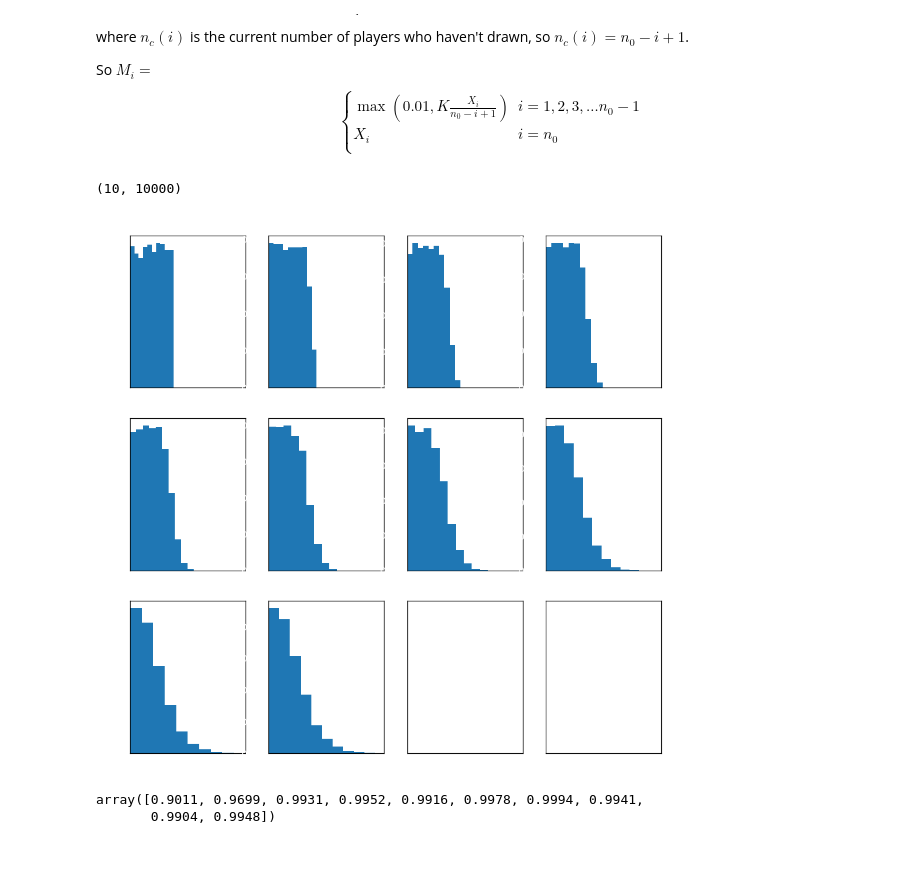
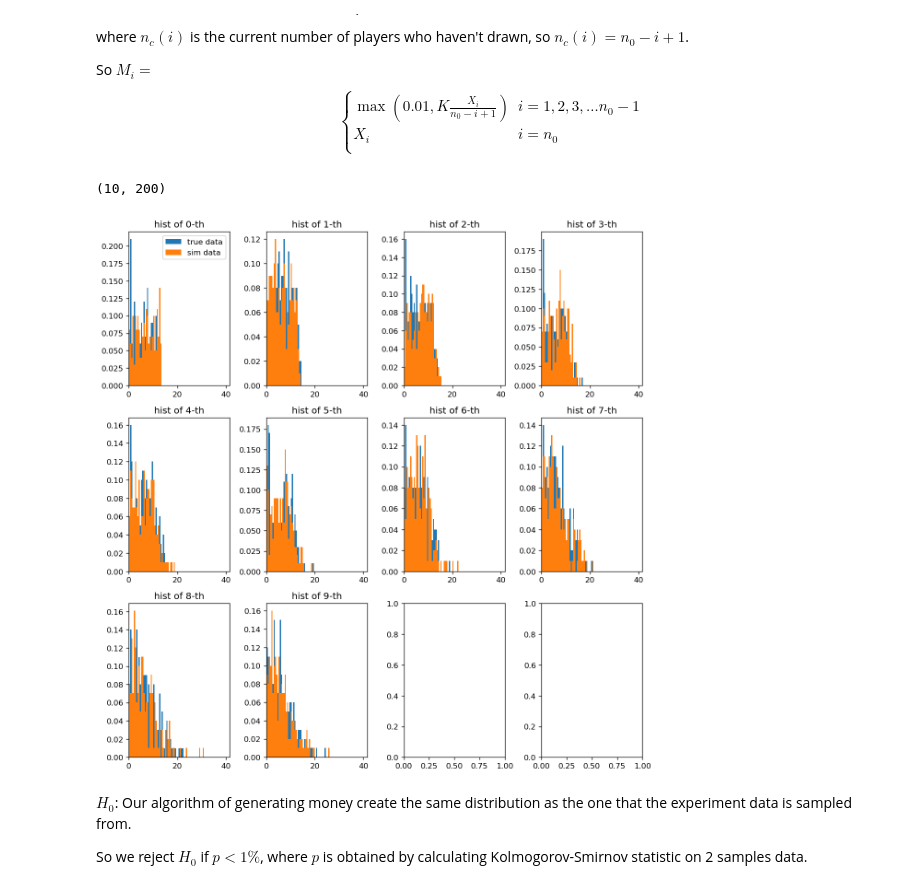
Before and after one commit to tjysdsg/wechat-red-bag, a Jupyter notebook: simulation.ipynb, the cells around one changed output. Saved outputs shown, nothing was run; the diff lists cells and outputs as text; code cells hidden in the pictures; blank space fills up the shorter version.

```diff
--- a/simulation.ipynb
+++ b/simulation.ipynb
@@ -1,17 +1,16 @@
 # %%
 import numpy as np
-from typing import Callable, List, Tuple
 from scipy import stats
 import random
 from matplotlib import pyplot as plt
 %matplotlib inline
 import matplotlib as mpl
 mpl.rcParams['figure.dpi']= 120
-COLOR = 'white'
-mpl.rcParams['text.color'] = COLOR
-mpl.rcParams['axes.labelcolor'] = COLOR
-mpl.rcParams['xtick.color'] = COLOR
-mpl.rcParams['ytick.color'] = COLOR
+# COLOR = 'white'
+# mpl.rcParams['text.color'] = COLOR
+# mpl.rcParams['axes.labelcolor'] = COLOR
+# mpl.rcParams['xtick.color'] = COLOR
+# mpl.rcParams['ytick.color'] = COLOR
 # %% [markdown]
 # Algorithm for generating money
 
@@ -47,7 +46,6 @@ class RedBag:
         :return: how much money of a new red bag
         """
         assert self.money_remain >= 0
-        # random.seed(1024)
         if self.n_remain ==  1:
             money = self.money_remain
             self.money_remain = 0
@@ -55,7 +53,7 @@ class RedBag:
         else:
             min_ = 0.01
             max_ = 2 * self.money_remain / self.n_remain
-            money = random.random() * max_
+            money = np.random.uniform(0, 1.0, 1)[0] * max_
             money = max(min_, money)
             self.n_remain -= 1
             self.money_remain -= money
@@ -66,30 +64,32 @@ def sim_trial(n_bags: int, money: float):
     trials = [rb.get_money() for _ in range(n_bags)]
     return trials
 # %%
-n_trials = 10000
+n_trials = 200
 n_players = 10
 money = 66.0
+np.random.seed(1024)
 data = np.asarray([sim_trial(n_players, money) for i in range(n_trials)]).T
 data.shape
 # %% [output]
-(10, 10000)
+(10, 200)
 # %%
-def plot_hist_for_players(data: np.ndarray):
+def plot_hist_for_players(data1: np.ndarray, data2: np.ndarray,
+                          bin_size: float = 0.5):
     fig, axs = plt.subplots(3, 4)
     fig.set_size_inches(10.24, 10.24)
     axs = axs.flat
-    xlim = np.max(data)
-    histogram = [np.histogram(data[i,]) for i in range(10)]
-    # hist = [h[0] for h in histogram]
-    bins = [h[1] for h in histogram]
+    xlim = max(np.max(data1), np.max(data2))
+    bins = np.arange(0.0, xlim + 0.1, step=bin_size)
     for i in range(10):
-        axs[i].hist(data[i,], bins=bins[i], density=True)
+        axs[i].hist(data1[i,], bins=bins, density=True, label="true data")
+        axs[i].hist(data2[i,], bins=bins, density=True, label="sim data")
         axs[i].set_title('hist of {}-th'.format(i))
         axs[i].set_xlim([0, xlim])
+    axs[0].legend()
+    fig.tight_layout()
     plt.show()
 
-plot_hist_for_players(data)
 data_true = np.loadtxt('trials.csv')
-# plot_hist_for_players(data_true)
+plot_hist_for_players(data_true, data)
 # %% [output]
-[figure, old version]
+[figure, new version]
@@ -117,10 +95,0 @@ def get_cdf(i: int, dists: np.ndarray, bins: np.ndarray):
-# %%
-sim_dists, sim_bins = get_dist(data)
-# display(sim_dists)
-# display(sim_bins)
-kstest_scores = [stats.kstest(data_true[i, ], get_cdf(i, sim_dists, sim_bins)) for i in range(data_true.shape[0])]
-kstest_scores = np.asarray(kstest_scores)
-display(kstest_scores[:, 0])
-# %% [output]
-array([0.9011, 0.9699, 0.9931, 0.9952, 0.9916, 0.9978, 0.9994, 0.9941,
-       0.9904, 0.9948])
@@ -126,0 +104,6 @@ array([0.9011, 0.9699, 0.9931, 0.9952, 0.9916, 0.9978, 0.9994, 0.9941,
+# %% [markdown]
+$H_0$: Our algorithm of generating money create the same distribution as
+the one that the experiment data is sampled from.
+
+So we reject $H_0$ if $p < 1\% $, where $p$
+is obtained by calculating Kolmogorov-Smirnov statistic on 2 samples data.
```
Also changed, not shown: parts of 3 cells of this notebook.
